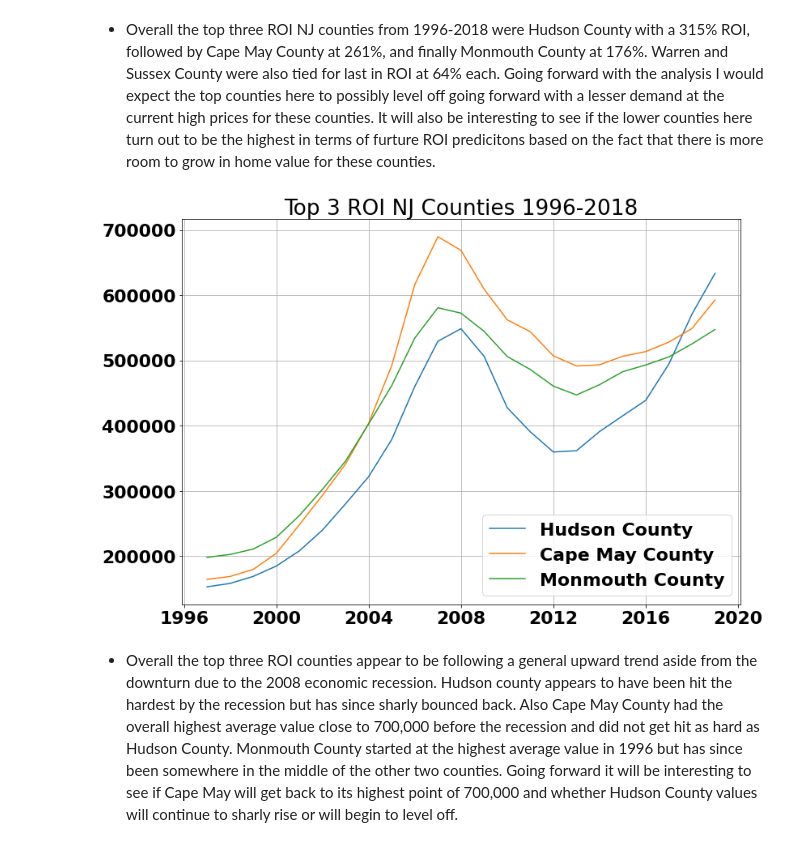
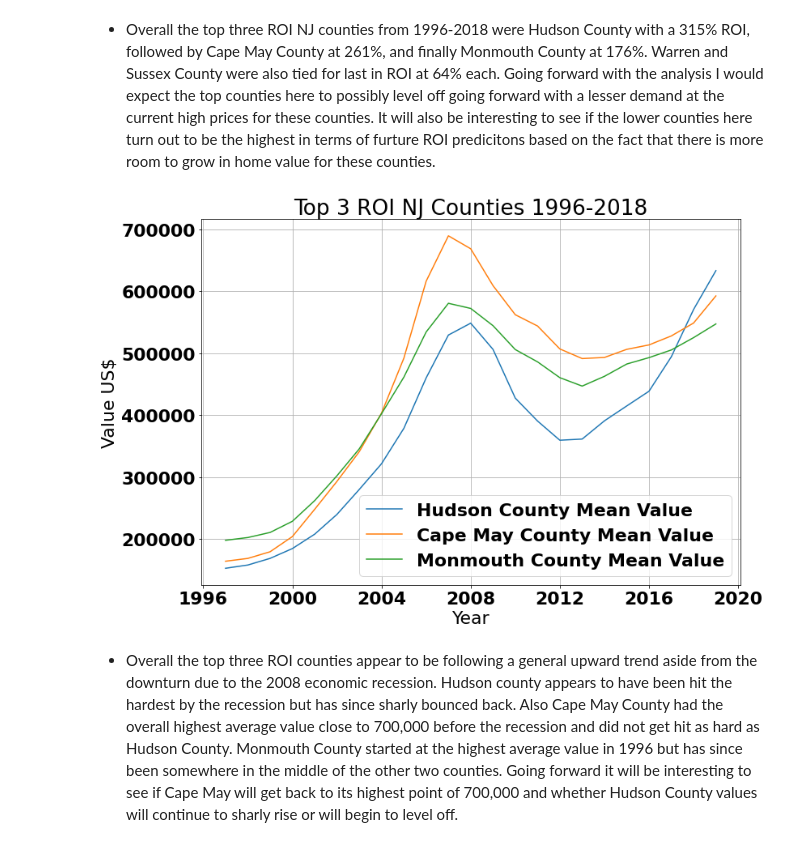
Before and after one commit to jmg0144/Zillow-Time-Series-Analysis, a Jupyter notebook: zillow-time-series-analysis.ipynb, the cells around one changed output. Saved outputs shown, nothing was run; the diff lists cells and outputs as text; code cells hidden in the pictures.

Commit message:
Updated graphs

```diff
--- a/zillow-time-series-analysis.ipynb
+++ b/zillow-time-series-analysis.ipynb
@@ -504,15 +492,17 @@ cape_may_yearly = cape_may_df['value'].resample(rule='A').mean()
 monmouth_yearly = monmouth_df['value'].resample(rule='A').mean()
 # %%
 fig, ax = plt.subplots(figsize=(12, 8))
-ax.plot(hudson_yearly, color='tab:blue', label='Hudson County')
-ax.plot(cape_may_yearly, color='tab:orange', label='Cape May County')
-ax.plot(monmouth_yearly, color='tab:green', label='Monmouth County')
+ax.plot(hudson_yearly, color='tab:blue', label='Hudson County Mean Value')
+ax.plot(cape_may_yearly, color='tab:orange', label='Cape May County Mean Value')
+ax.plot(monmouth_yearly, color='tab:green', label='Monmouth County Mean Value')
 ax.legend()
 plt.grid()
 plt.title('Top 3 ROI NJ Counties 1996-2018')
+plt.xlabel('Year')
+plt.ylabel('Value US$')
 fig.tight_layout()
 # %% [output]
-[figure, old version]
+[figure, new version]
 # %% [markdown]
  - Overall the top three ROI counties appear to be following a general upward trend aside from the downturn due to the 2008 economic recession. Hudson county appears to have been hit the hardest by the recession but has since sharly bounced back. Also Cape May County had the overall highest average value close to 700,000 before the recession and did not get hit as hard as Hudson County. Monmouth County started at the highest average value in 1996 but has since been somewhere in the middle of the other two counties. Going forward it will be interesting to see if Cape May will get back to its highest point of 700,000 and whether Hudson County values will continue to sharly rise or will begin to level off.
 # %% [markdown]
```
Also changed, not shown: parts of 12 cells of this notebook.
